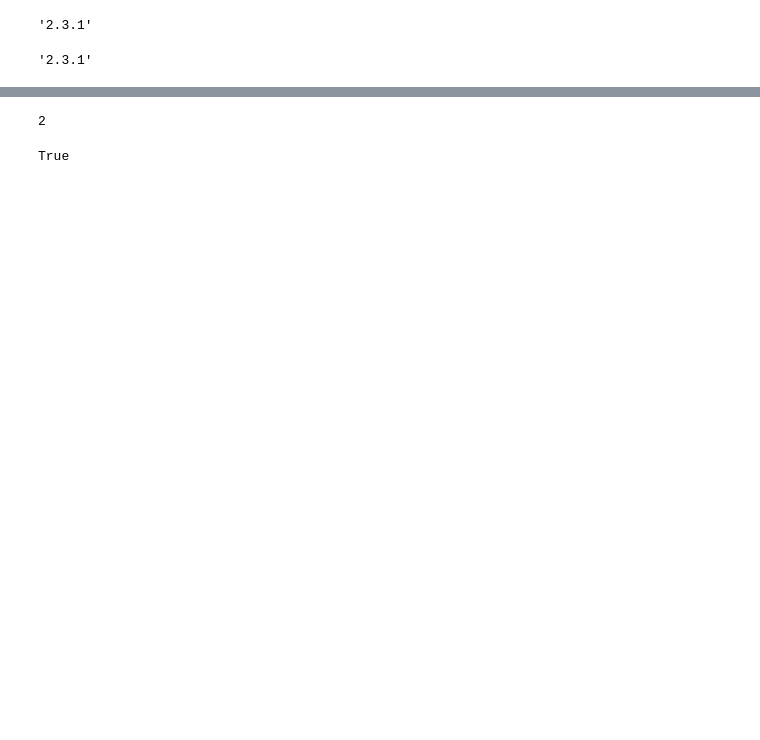
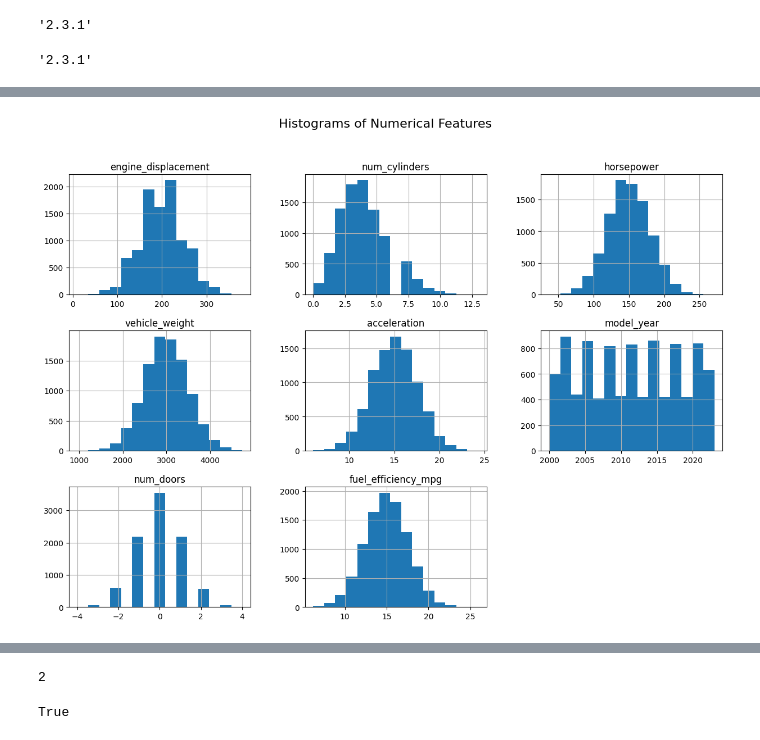
Before and after one commit to Govuzela/mlzoom, a Jupyter notebook: 01 Intro/Application/homework.ipynb, the cells around one changed output, grey strips where cells are left out. Drawn from its saved outputs; the diff is of its cells as text; code cells hidden in the pictures; blank space fills up the shorter version.

```diff
--- a/01 Intro/Application/homework.ipynb
+++ b/01 Intro/Application/homework.ipynb
@@ -40,0 +105,5 @@ df.shape
+# %%
+# segment df columns into categorical and numerical columns
+
+cat_cols = df.select_dtypes(include=['object']).columns # Categorical columns
+num_cols = df.select_dtypes(include=['number']).columns # Numerical columns
@@ -40,0 +159,6 @@ df.shape
+# %%
+df[num_cols].hist(bins=15, figsize=(15, 10))
+plt.suptitle('Histograms of Numerical Features', fontsize=16)
+plt.show()
+# %% [output]
+[figure, added]
```
Also changed, not shown: parts of 43 cells of this notebook.
